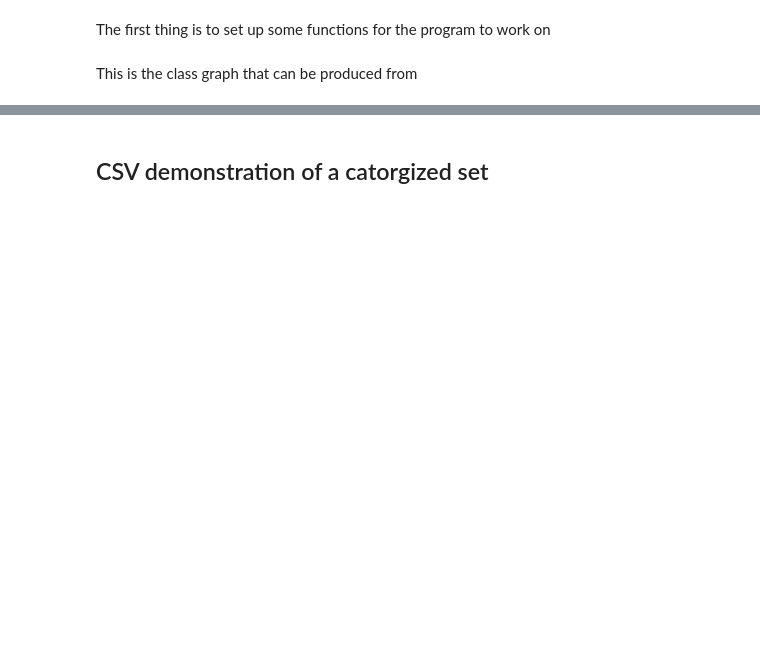
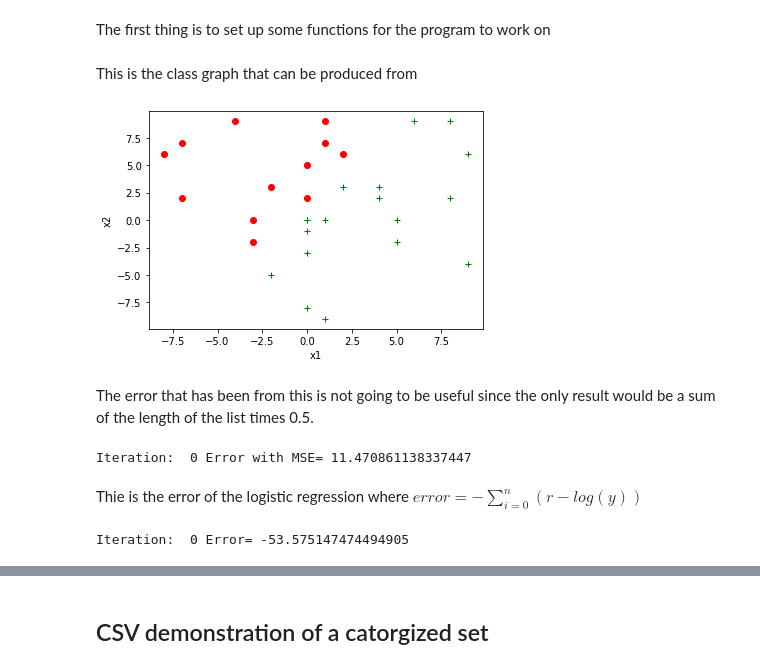
Before and after one commit to MichaelNovella/cs-166-project, a Jupyter notebook: linear_Logistical_regression.ipynb, the cells around one changed output, grey strips where cells are left out. Cells and saved outputs as stored; diff of their text form; code cells hidden in the pictures; blank space fills up the shorter version.

```diff
--- a/linear_Logistical_regression.ipynb
+++ b/linear_Logistical_regression.ipynb
@@ -170,2 +171,20 @@ def
 # %% [markdown]
 This is the class graph that can be produced from
+# %%
+Xs = [x for (x,y) in data1]
+Ys = [y for (x,y) in data1]
+xNeg = [x for x,y in data1 if y == 0] # Negative examples
+xPos = [x for x,y in data1 if y != 0] # Positive examples
+x1Pos = [x[1] for x in xPos]
+x2Pos = [x[2] for x in xPos]
+x1Neg = [x[1] for x in xNeg]
+x2Neg = [x[2] for x in xNeg]
+plt.xlabel("x1")
+plt.ylabel("x2")
+plt.plot(x1Pos, x2Pos, "g+") # Positive examples shown as green plus symbols
+plt.plot(x1Neg, x2Neg, "ro") # Negative examples shown as red dots
+plt.show()
+# %% [output]
+[figure, added]
+# %% [markdown]
+The error that has been from this is not going to be useful since the only result would be a sum of the length of the list times 0.5.
@@ -171,0 +196,14 @@ This is the class graph that can be produced from
+# %%
+hx= [F(model, x) for x in X1]
+ypredicted = [logistic(x) for x in hx]
+error = errorfunct(actual,ypredicted)
+print("Iteration: ", 0, "Error with MSE=", error)
+# %% [output]
+Iteration:  0 Error with MSE= 11.470861138337447
+# %% [markdown]
+Thie is the error of the logistic regression where $error= - \sum_{i=0}^n (r-log(y))$
+# %%
+error = errorlog(actual,ypredicted)
+print("Iteration: ", 0, "Error=", error)
+# %% [output]
+Iteration:  0 Error= -53.575147474494905
```
Also changed, not shown: parts of 22 cells of this notebook.
